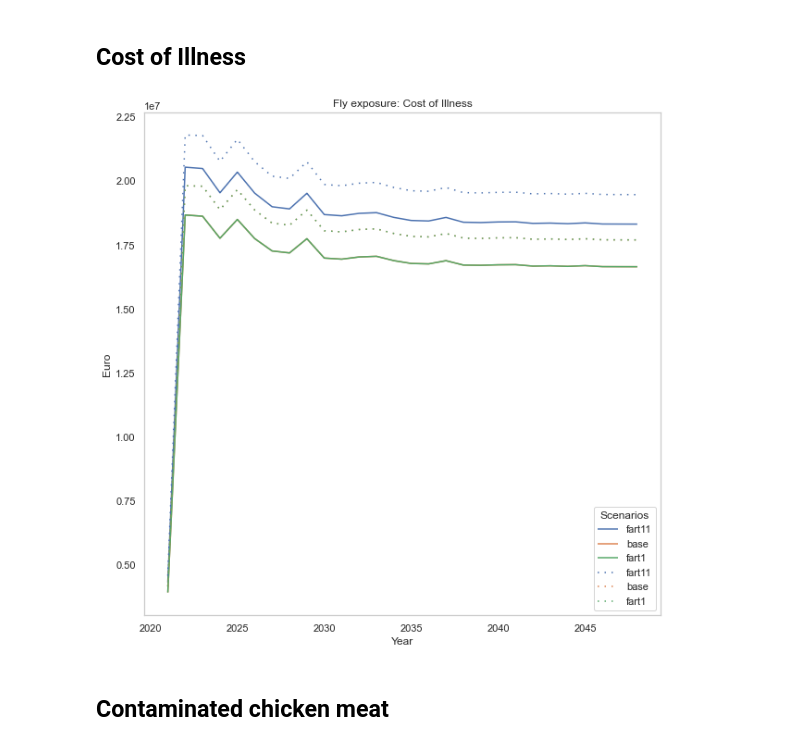
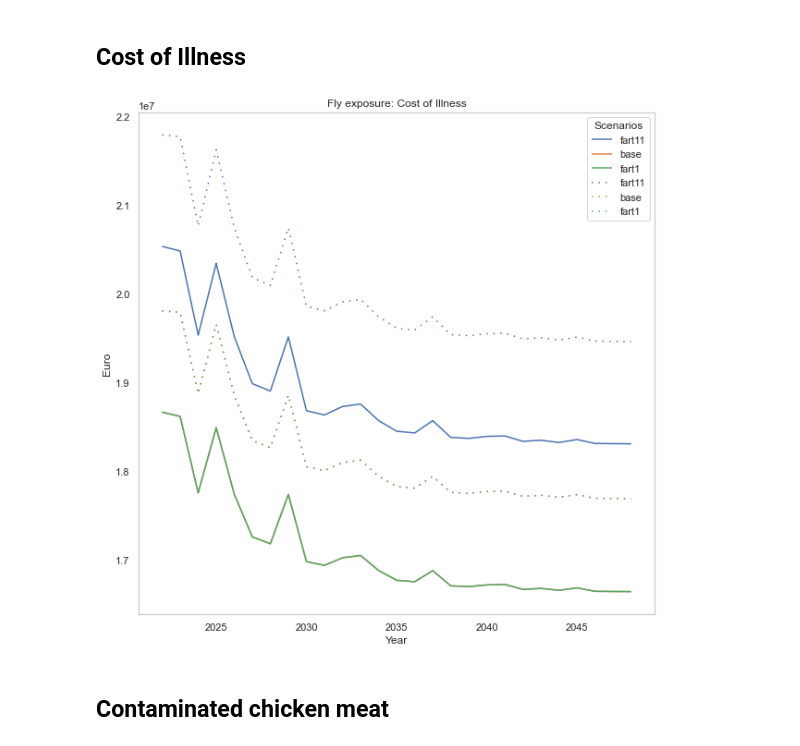
Before and after one commit to Lischip/asd, a Jupyter notebook: notebooks/behaviourplot.ipynb, the cells around one changed output. Cells and saved outputs as stored; diff of their text form; code cells hidden in the pictures.

```diff
--- a/notebooks/behaviourplot.ipynb
+++ b/notebooks/behaviourplot.ipynb
@@ -107,18 +106,18 @@ base_coi = get_data(DATA.COI, base_df)
 # %%
 fig, ax = plt.subplots(figsize = (10,10))
 
-sns.lineplot(data=policy_coi[2021:], color=colors, dashes=[(1, 0)] * len(scenarios) )
-sns.lineplot(data=base_coi[2021:], color=colors, dashes=[(1, 4)] * len(base_scenarios))
+sns.lineplot(data=policy_coi[2022:], color=colors, dashes=[(1, 0)] * len(scenarios) )
+sns.lineplot(data=base_coi[2022:], color=colors, dashes=[(1, 4)] * len(base_scenarios))
 
 plt.xlabel('Year'); plt.ylabel('Euro')
 plt.title(policy + ': Cost of Illness')
 plt.legend(title="Scenarios")
 ax.grid(False)
 
 plt.savefig("../images/" + loc[:2] + "_coi.png", dpi=300, bbox_inches='tight')
 plt.show()
 # %% [output]
-[figure, old version]
+[figure, new version]
 # %% [markdown]
 ## Contaminated chicken meat
 # %%
```
Also changed, not shown: parts of 2 cells of this notebook, 1 other file.
